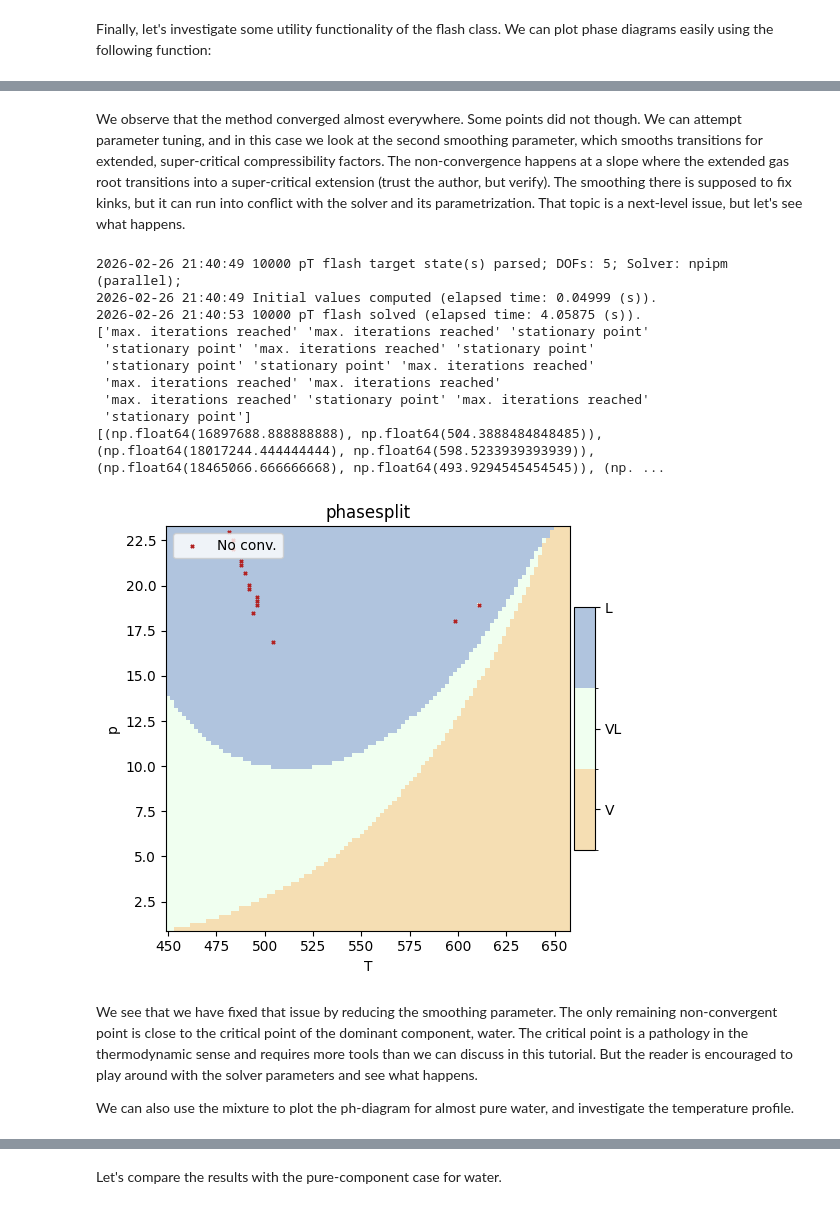
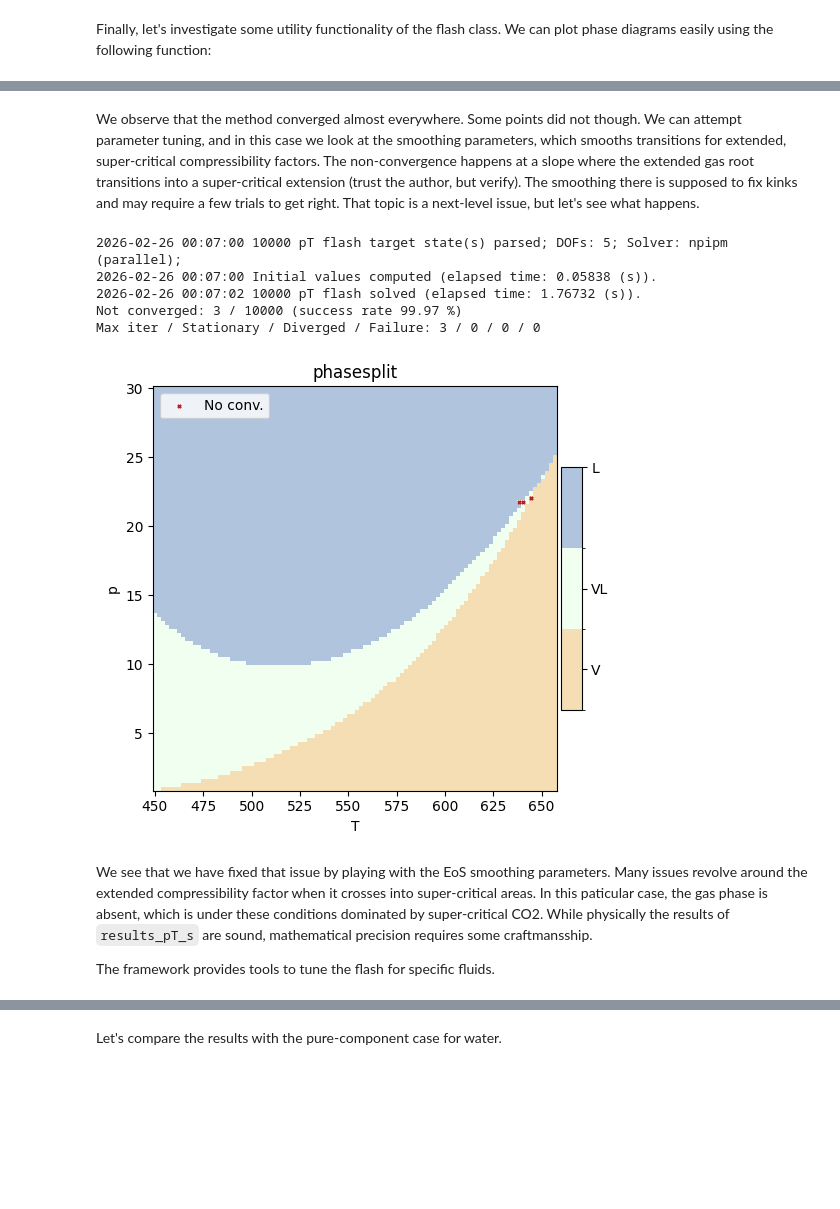
Before and after one commit to pmgbergen/porepy, a Jupyter notebook: tutorials/flash.ipynb, the cells around one changed output, grey strips where cells are left out. Saved outputs shown, nothing was run; the diff lists cells and outputs as text; code cells hidden in the pictures; blank space fills up the shorter version.

Commit message:
MOD: Stabilizing npipm.

```diff
--- a/tutorials/flash.ipynb
+++ b/tutorials/flash.ipynb
@@ -454,14 +468,14 @@ import matplotlib.colors as mpc
 
 N = 100
 
-p = np.linspace(1e6, 30e6, N)
-T = np.linspace(450.0, h2o.critical_temperature + 10.0, N)
+p1 = np.linspace(1e6, 30e6, N)
+T1 = np.linspace(450.0, h2o.critical_temperature + 10.0, N)
 z = np.array([0.99, 0.01])
 
 fig_pT, result_pT = flash1.plot_phase_diagram(
     pc.FlashSpec.pT,
-    p,
-    T,
+    p1,
+    T1,
     z,
     field=["phasesplit", "y_2"],
     params=params,
@@ -474,7 +488,7 @@ fig_pT, result_pT = flash1.plot_phase_diagram(
     },
 )
 
-# Fetch axes and mark the critical point of water.
+# Fetch axes and mark the pseudo-critical point.
 ax = fig_pT.axes[0]
 Tcs = np.array([c.critical_temperature for c in components1])
 Pcs = np.array([c.critical_pressure for c in components1])
@@ -484,17 +498,9 @@ T_pc = np.dot(z, Tcs)
 p_pc = pf.critical_pressure_guess(z, Pcs, Tcs, Vcs)
 ax.plot(T_pc, p_pc / 1e6, "*k", markersize=6)
 
+result_pT.log_summary()
 not_converged = ~result_pT.converged
 if np.any(not_converged):
-    print(f"Not converged: {not_converged.sum()} / {N**2}")
-    print(
-        "Max iter / stationary / Diverged:",
-        result_pT.max_iter_reached.sum(),
-        "/",
-        result_pT.stationary.sum(),
-        "/",
-        (result_pT.exitcode >= 3).sum(),
-    )
     print(
         list(
             zip(
@@ -515,54 +521,38 @@ Max iter / stationary / Diverged: 12 / 9 / 0
 # %% [markdown]
 We observe that the method converged almost everywhere. Some points did not though.
-We can attempt parameter tuning, and in this case we look at the second smoothing parameter, which smooths transitions for extended, super-critical compressibility factors.
+We can attempt parameter tuning, and in this case we look at the smoothing parameters, which smooths transitions for extended, super-critical compressibility factors.
 The non-convergence happens at a slope where the extended gas root transitions into a super-critical extension (trust the author, but verify).
-The smoothing there is supposed to fix kinks, but it can run into conflict with the solver and its parametrization.
+The smoothing there is supposed to fix kinks and may require a few trials to get right.
 That topic is a next-level issue, but let's see what happens.
 # %%
-params["gen_arg_params"] = [1e-4, 1e-1, 0.3, 5.0]
-params["gen_arg_params"] = [1e-4, 1e-2, 0.1, 10.0]
+params["gen_arg_params"] = [1e-4, 1e-5, 0.02, 15.0]
 
 fig_pT_s, result_pT_s = flash1.plot_phase_diagram(
     pc.FlashSpec.pT,
-    p,
-    T,
+    p1,
+    T1,
     z,
     params=params,
     ytransform=lambda y: y / 1e6,
-    eps=1e-7,
+    eps=1e-6,
     show_not_converged=True,
 )
 
+result_pT_s.log_summary()
 not_converged_s = ~result_pT_s.converged
-if np.any(not_converged_s):
-    # Ensure convergence if not super-critical.
-    # assert np.all(result_pT_s.p[not_converged_s] >= h2o.critical_pressure * 0.98)
-    # assert np.all(result_pT_s.T[not_converged_s] >= h2o.critical_temperature * 0.98)
-    print(result_pT_s.exitcode_parsed[not_converged_s])
-    print(
-        list(
-            zip(
-                result_pT_s.p[not_converged_s],
-                result_pT_s.T[not_converged_s],
-            )
-        )
-    )
+assert np.all(result_pT_s.p[not_converged_s] >= h2o.critical_pressure * 0.98)
+assert np.all(result_pT_s.T[not_converged_s] >= h2o.critical_temperature * 0.98)
 # %% [output]
-2026-02-26 21:40:49 10000 pT flash target state(s) parsed; DOFs: 5; Solver: npipm (parallel);
-2026-02-26 21:40:49 Initial values computed (elapsed time: 0.04999 (s)).
-2026-02-26 21:40:53 10000 pT flash solved (elapsed time: 4.05875 (s)).
-['max. iterations reached' 'max. iterations reached' 'stationary point'
- 'stationary point' 'max. iterations reached' 'stationary point'
- 'stationary point' 'stationary point' 'max. iterations reached'
- 'max. iterations reached' 'max. iterations reached'
- 'max. iterations reached' 'stationary point' 'max. iterations reached'
- 'stationary point']
-[(np.float64(16897688.888888888), np.float64(504.3888484848485)), (np.float64(18017244.444444444), np.float64(598.5233939393939)), (np.float64(18465066.666666668), np.float64(493.9294545454545)), (np. ...
+2026-02-26 00:07:00 10000 pT flash target state(s) parsed; DOFs: 5; Solver: npipm (parallel);
+2026-02-26 00:07:00 Initial values computed (elapsed time: 0.05838 (s)).
+2026-02-26 00:07:02 10000 pT flash solved (elapsed time: 1.76732 (s)).
+Not converged: 3 / 10000 (success rate 99.97 %)
+Max iter / Stationary / Diverged / Failure: 3 / 0 / 0 / 0
-[figure, old version]
+[figure, new version]
 # %% [markdown]
-We see that we have fixed that issue by reducing the smoothing parameter.
-The only remaining non-convergent point is close to the critical point of the dominant component, water.
-The critical point is a pathology in the thermodynamic sense and requires more tools than we can discuss in this tutorial.
-But the reader is encouraged to play around with the solver parameters and see what happens.
+We see that we have fixed that issue by playing with the EoS smoothing parameters.
+Many issues revolve around the extended compressibility factor when it crosses into super-critical areas.
+In this paticular case, the gas phase is absent, which is under these conditions dominated by super-critical CO2.
+While physically the results of `results_pT_s` are sound, mathematical precision requires some craftmansship.
 
-We can also use the mixture to plot the ph-diagram for almost pure water, and investigate the temperature profile.
+The framework provides tools to tune the flash for specific fluids.
```
Also changed, not shown: parts of 24 cells of this notebook, 4 other files.
